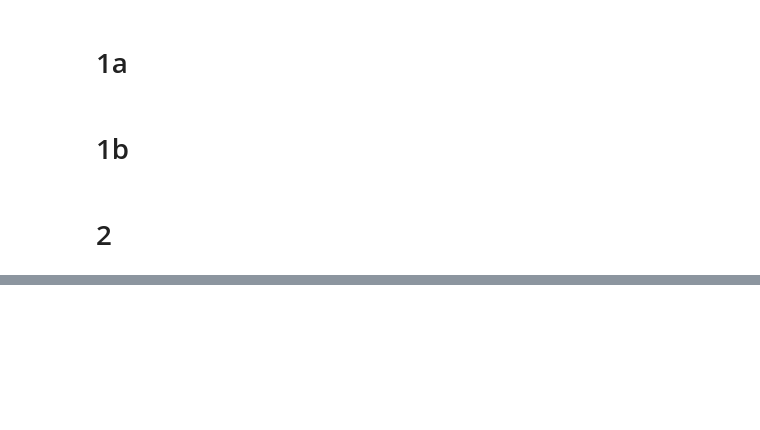
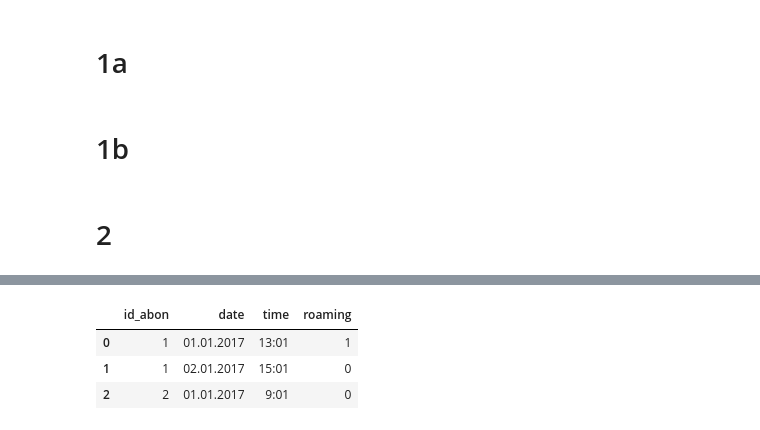
Before and after one commit to serikkk84/practicum, a Jupyter notebook: Untitled1.ipynb, the cells around one changed output, grey strips where cells are left out. Saved outputs shown, nothing was run; the diff lists cells and outputs as text; code cells hidden in the pictures; blank space fills up the shorter version.

```diff
--- a/Untitled1.ipynb
+++ b/Untitled1.ipynb
@@ -161,0 +166,2 @@ ORDER BY a.year, a.month
+# %%
+uploaded = files.upload()
@@ -161,0 +171,8 @@ ORDER BY a.year, a.month
+# %%
+calls = pd.read_csv(io.BytesIO(uploaded['calls.csv']))
+calls
+# %% [output]
+|  | id_abon | date | time | roaming |
+| 0 | 1 | 01.01.2017 | 13:01 | 1 |
+| 1 | 1 | 02.01.2017 | 15:01 | 0 |
+| 2 | 2 | 01.01.2017 | 9:01 | 0 |
```
Also changed, not shown: parts of 15 cells of this notebook.
